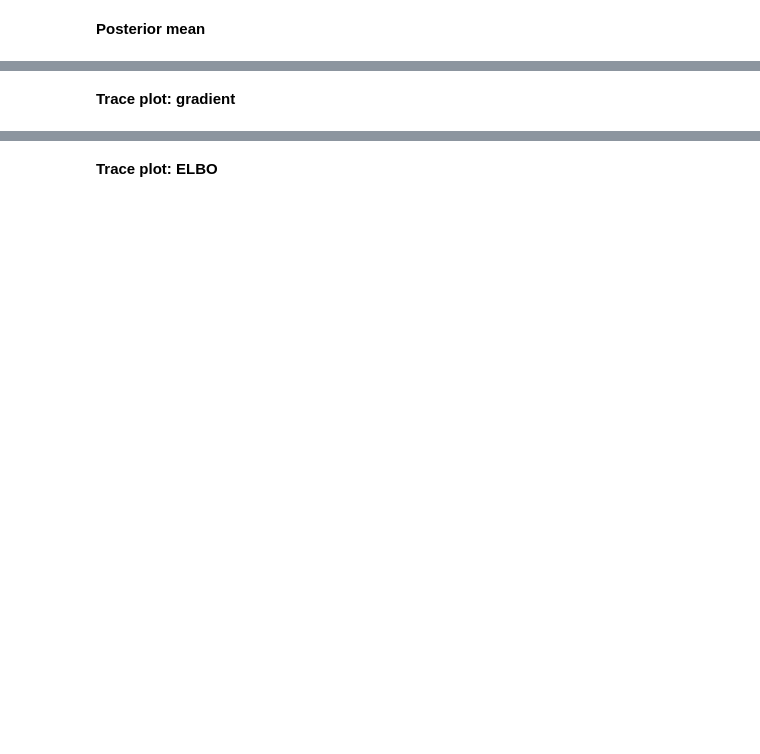
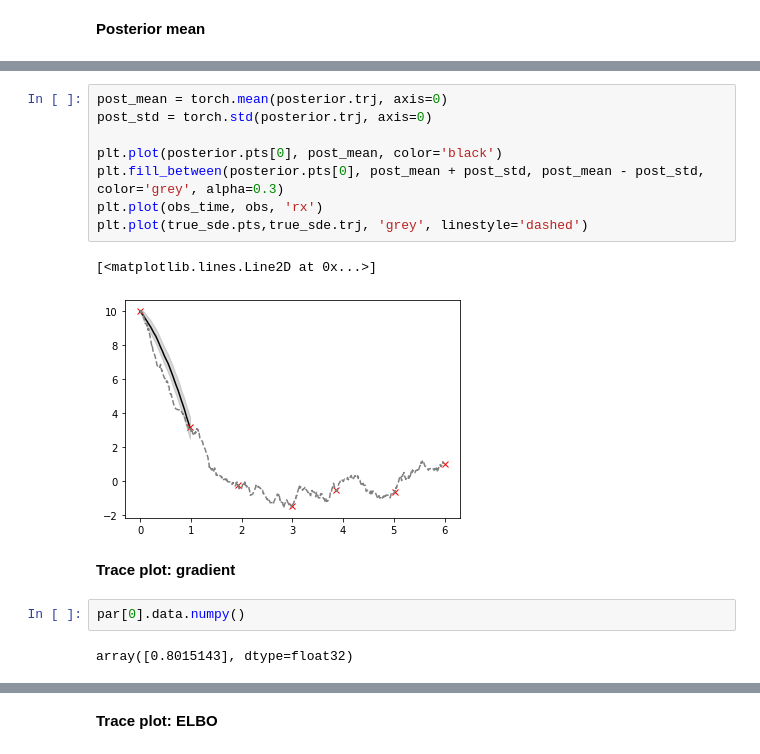
Before and after one commit to thysics/VI_SDE, a Jupyter notebook: VI_Time-OU_vectorised.ipynb, the cells around one changed output, grey strips where cells are left out. Saved outputs shown, nothing was run; the diff lists cells and outputs as text; blank space fills up the shorter version.

```diff
--- a/VI_Time-OU_vectorised.ipynb
+++ b/VI_Time-OU_vectorised.ipynb
@@ -441,5 +598,20 @@ plt.plot(true_sde.pts,true_sde.trj, 'grey', linestyle='dashed')
+# %%
+post_mean = torch.mean(posterior.trj, axis=0)
+post_std = torch.std(posterior.trj, axis=0)
+
+plt.plot(posterior.pts[0], post_mean, color='black')
+plt.fill_between(posterior.pts[0], post_mean + post_std, post_mean - post_std, color='grey', alpha=0.3)
+plt.plot(obs_time, obs, 'rx')
+plt.plot(true_sde.pts,true_sde.trj, 'grey', linestyle='dashed')
+# %% [output]
+[<matplotlib.lines.Line2D at 0x...>]
+[figure, added]
 # %% [markdown]
 **Trace plot: gradient**
+# %%
+par[0].data.numpy()
+# %% [output]
+array([0.8015143], dtype=float32)
 # %%
 fig, ax = plt.subplots(nrows=1, ncols=3, figsize=(20, 5))
 names = [r'$\beta$', r'$\alpha$', 'r']
```
Also changed, not shown: parts of 18 cells of this notebook.
